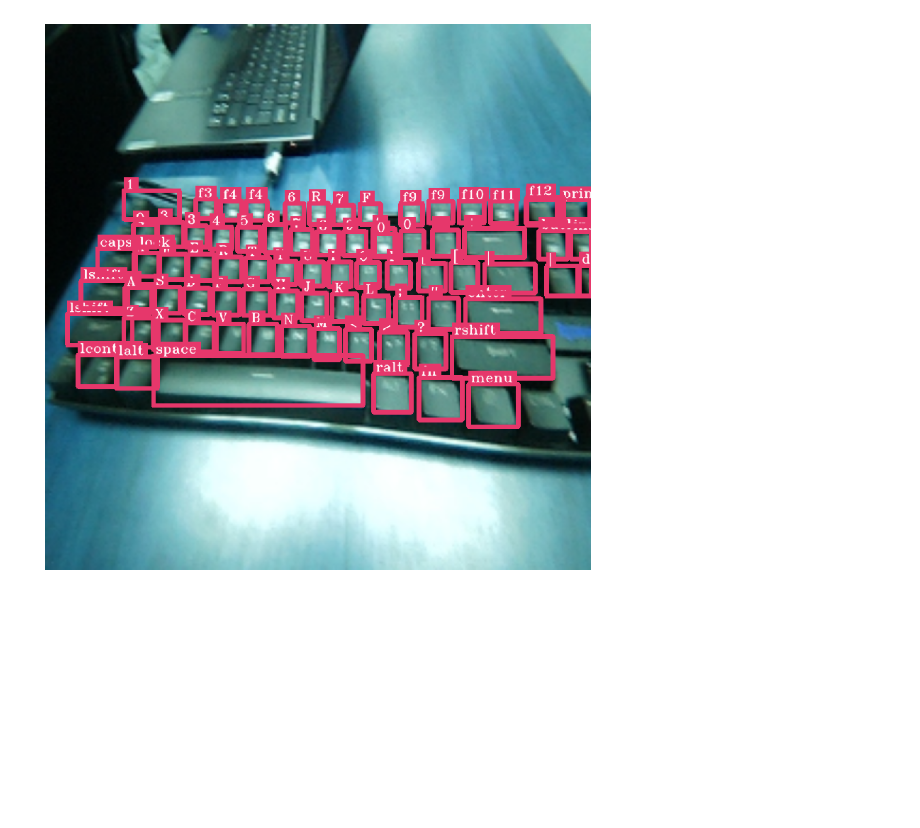
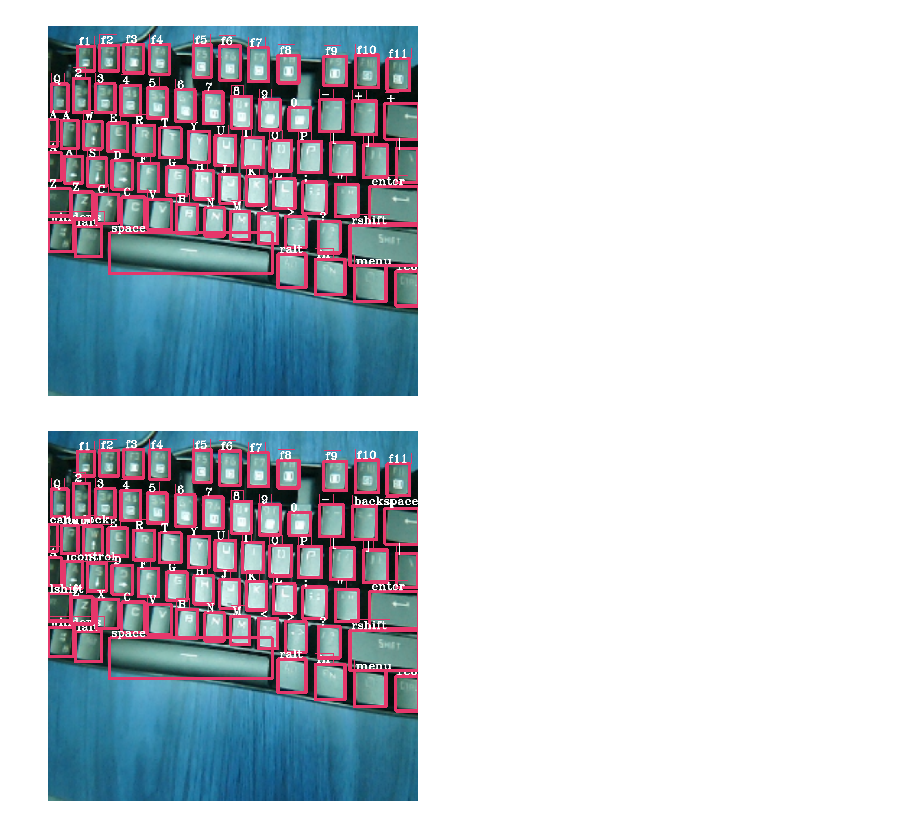
Before and after one commit to umrover/keyboard-detection, a Jupyter notebook: models/inference-texcoords.ipynb, the cells around one changed output. Drawn from its saved outputs; the diff is of its cells as text; code cells hidden in the pictures; blank space fills up the shorter version.

Commit message:
Added basic filtering algorithms to texcoords key classification

```diff
--- a/models/inference-texcoords.ipynb
+++ b/models/inference-texcoords.ipynb
@@ -72,16 +71,0 @@ show_images(keys, figsize=(5, 4))
-# %%
-colors = np.array(colors)
-colors = to_palette(colors, palette)
-# %%
-ax = plt.gca()
-labels = []
-
-for color in colors:
-    id_ = palette_to_cls[tuple(color)]
-    label = id_to_key.get(id_, str(id_))
-    labels.append(label)
-    ax.text(U_means[id_], V_means[id_], label, c="white", fontsize=8)
-    # ax.scatter(color[0], color[1], s=20, c=(255, 255, 255))
-
-ax.hist2d(*to_palette(colors, palette).T, bins=50)
-plt.show()
@@ -90,4 +72,31 @@ plt.show()
-# %%
-plot_predictions(pred.orig_img, pred.boxes, labels, figsize=(10, 10))
-# %% [output]
-[figure, removed]
+# %%
+# Unfiltered classification algorithm
+
+classes = [palette_to_cls[tuple(color)] for color in to_palette(colors, palette)]
+labels = [id_to_key[cls] for cls in classes]
+
+plot_predictions(pred.orig_img, pred.boxes, labels, font_size=0.25, line_width=0, scale=5)
+# %% [output]
+[figure, added]
+# %%
+# Greedy classification algorithm
+
+n = colors.shape[0]
+m = palette.shape[0]
+
+color_matrix = np.repeat(colors[:, np.newaxis], m, axis=1)
+dist = np.linalg.norm(color_matrix - palette, axis=-1)
+labels = [None] * n
+
+for _ in range(n):
+    index = np.unravel_index(dist.argmin(), dist.shape)
+    closest_color = palette[index[1]]
+    closest_key = palette_to_cls[tuple(closest_color)]
+
+    labels[index[0]] = id_to_key.get(closest_key)
+    dist[index[0]] = float("inf")
+    dist[:, index[1]] = float("inf")
+
+plot_predictions(pred.orig_img, pred.boxes, labels, font_size=0.25, line_width=0, scale=5)
+# %% [output]
+[figure, added]
```
Also changed, not shown: parts of 5 cells of this notebook.
